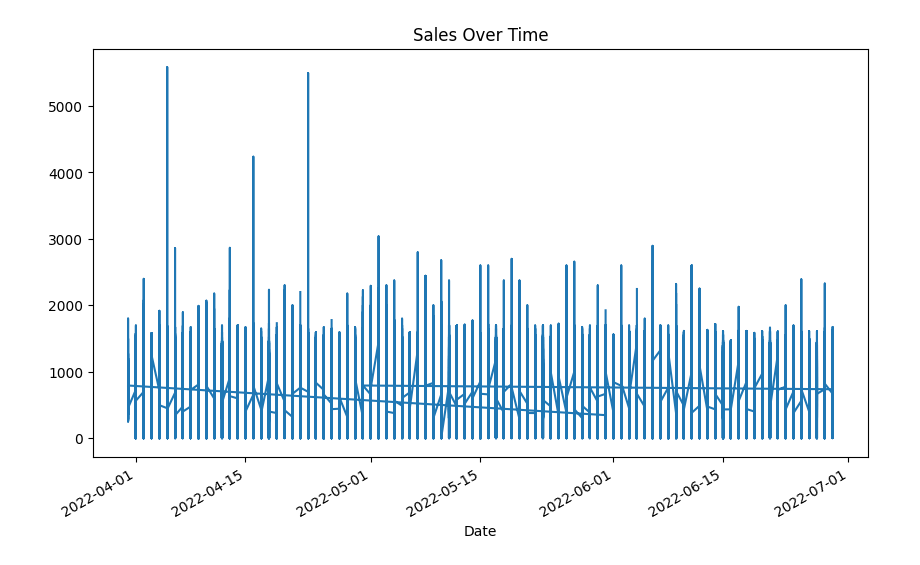
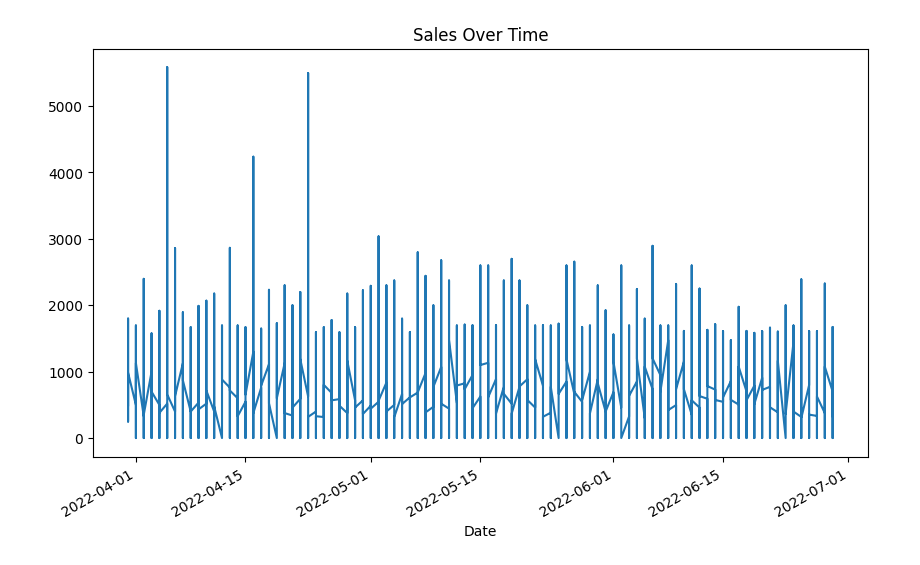
Before and after one commit to SantiagoArenas/TFG_Santiago, a Jupyter notebook: dataAcquisition/Amazon/timesSeriesAmazon.ipynb, the cells around one changed output. Drawn from its saved outputs; the diff is of its cells as text; code cells hidden in the pictures.

```diff
--- a/dataAcquisition/Amazon/timesSeriesAmazon.ipynb
+++ b/dataAcquisition/Amazon/timesSeriesAmazon.ipynb
@@ -35,0 +20,39 @@ df.head()
+# %%
+# A little bit of data cleaning
+df.drop(['Order ID', 'Status', 'Unnamed: 22', 'SKU', 'ASIN', 'Courier Status', 'ship-city', 'ship-state', 'ship-postal-code', 'ship-country', 'Style'], axis=1, inplace=True)
+
+# Getting dummies and changing column names
+# Fullfillment
+df['fulfilled-by'] = df['fulfilled-by'].apply(lambda x: True if x == 'Easy Ship' else False)
+df.rename(columns={'fulfilled-by': 'fulfilledEasyShip'}, inplace=True)
+
+# Fullfillment again?
+df['Fulfilment'] = df['Fulfilment'].apply(lambda x: True if x == 'Amazon' else False)
+df.rename(columns={'Fulfilment': 'FBA'}, inplace=True)
+
+# Sales channel
+df['Sales Channel '] = df['Sales Channel '].apply(lambda x: True if x == 'Amazon.in' else False)
+df.rename(columns={'Sales Channel ': 'soldAmazonIn'}, inplace=True)
+
+# Currency
+df['currency'] = df['currency'].apply(lambda x: True if x == 'INR' else False)
+df.rename(columns={'currency': 'paidINR'}, inplace=True)
+
+# Ship-Service-Level
+df['ship-service-level'] = df['ship-service-level'].apply(lambda x: True if x == 'Standard' else False)
+df.rename(columns={'ship-service-level': 'standardShipping'}, inplace=True)
+
+# Check if it has promotions, convert to boolean
+df['promotion-ids'] = df['promotion-ids'].apply(lambda x: False if pd.isna(x) else True)
+
+# Size
+df_dummies = pd.get_dummies(df, columns=['Size'])
+
+# Categories
+categories_to_delete = ['Ethnic Dress', 'Blouse', 'Bottom', 'Saree', 'Dupatta']
+df_dummies = df_dummies[~df_dummies['Category'].isin(categories_to_delete)]
+df_dummies = pd.get_dummies(df_dummies, columns=['Category'])
+
+# Drop NaNs
+df_dummies.dropna(inplace=True)
+df_dummies.head()
@@ -36,10 +68,10 @@ df.head()
 # %%
 # Plot the time series
-df['Amount'].plot(figsize=(10, 6))
+df_dummies['Amount'].plot(figsize=(10, 6))
 plt.title('Sales Over Time')
 plt.show()
 # %% [output]
-[figure, old version]
+[figure, new version]
 # %%
 # Split the data into training and testing sets
 # 80% for training, 20% for testing
```
Also changed, not shown: parts of 11 cells of this notebook, 1 other file.
